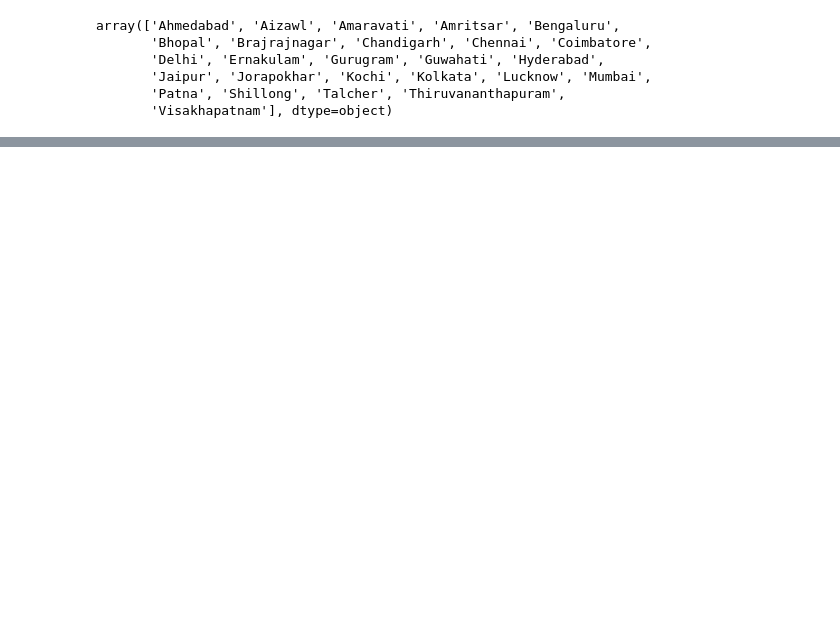
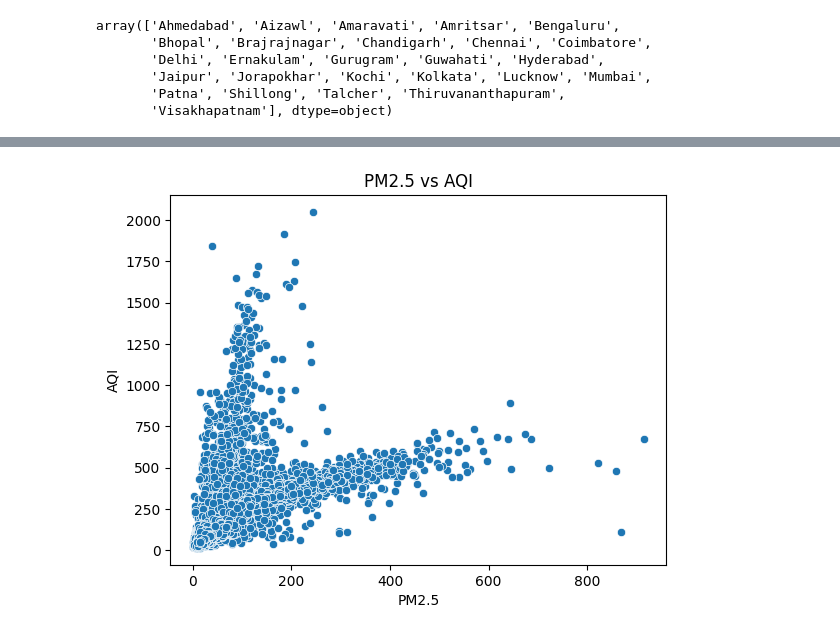
Before and after one commit to omkarsatpute18/AQI-air-quality-prediction, a Jupyter notebook: main.ipynb, the cells around one changed output, grey strips where cells are left out. Cells and saved outputs as stored; diff of their text form; code cells hidden in the pictures; blank space fills up the shorter version.

```diff
--- a/main.ipynb
+++ b/main.ipynb
@@ -141,0 +192,5 @@ array(['Ahmedabad', 'Aizawl', 'Amaravati', 'Amritsar', 'Bengaluru',
+# %%
+sns.scatterplot(data=df, x="PM2.5", y="AQI")
+plt.title("PM2.5 vs AQI")
+# %% [output]
+[figure, added]
```
Also changed, not shown: parts of 12 cells of this notebook.
